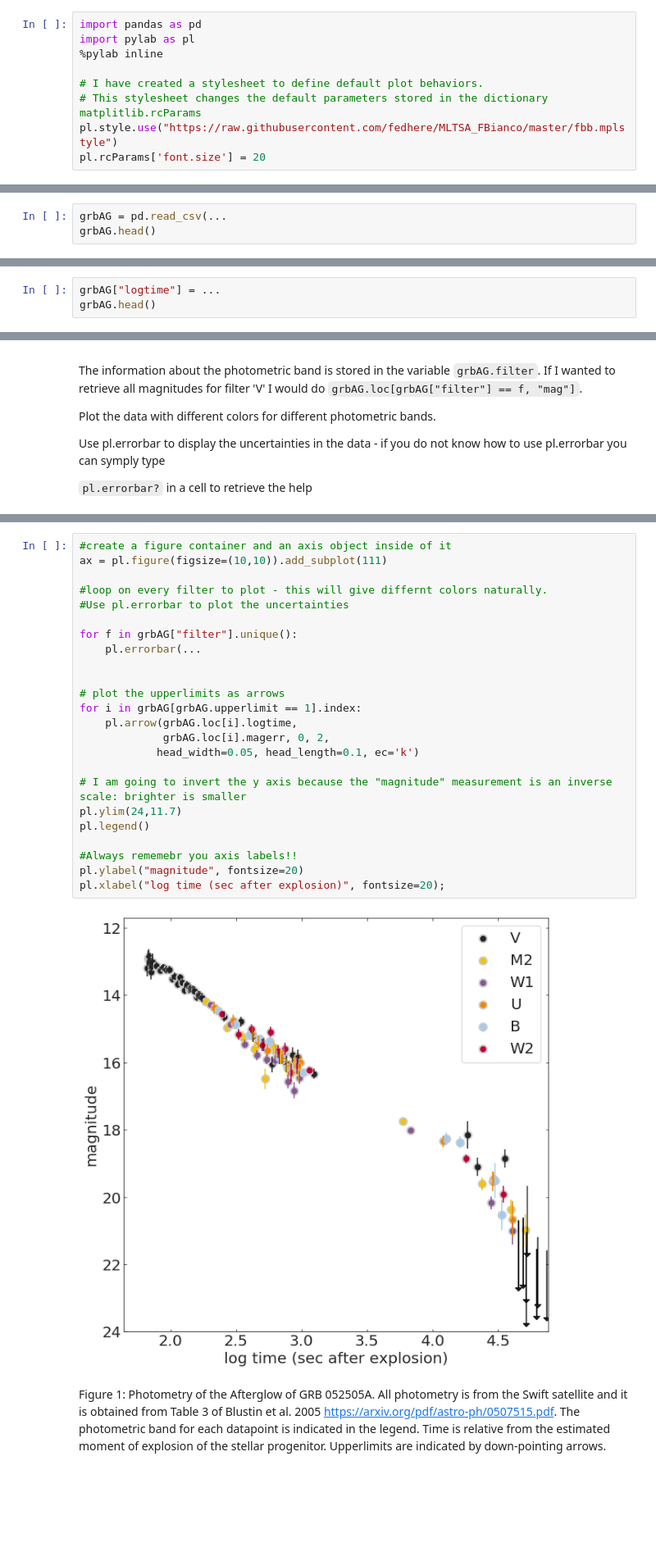
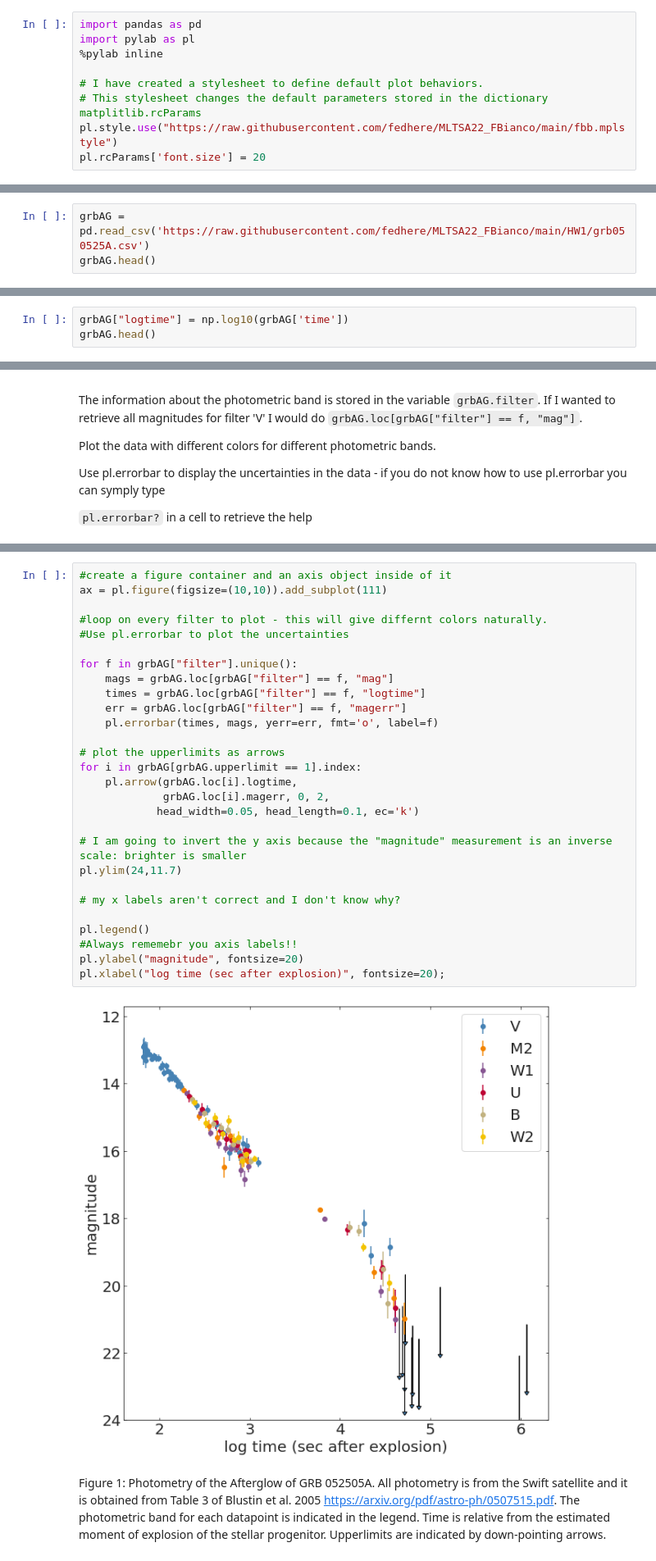
Before and after one commit to lifewinning/MLTSA22_IBurrington, a Jupyter notebook: HW1/FittingLineToGRBAfterglows_instructions.ipynb, the cells around one changed output, grey strips where cells are left out. Shown at 82% size. Saved outputs shown, nothing was run; the diff lists cells and outputs as text; blank space fills up the shorter version.

Commit message:
HW1, visualizations are slightly off though

```diff
--- a/HW1/FittingLineToGRBAfterglows_instructions.ipynb
+++ b/HW1/FittingLineToGRBAfterglows_instructions.ipynb
@@ -26,7 +24,7 @@ import pylab as pl
 
 # I have created a stylesheet to define default plot behaviors.
 # This stylesheet changes the default parameters stored in the dictionary matplitlib.rcParams
-pl.style.use("https://raw.githubusercontent.com/fedhere/MLTSA_FBianco/master/fbb.mplstyle")
+pl.style.use("https://raw.githubusercontent.com/fedhere/MLTSA22_FBianco/main/fbb.mplstyle")
 pl.rcParams['font.size'] = 20
 # %% [output]
 Populating the interactive namespace from numpy and matplotlib
@@ -36,7 +36,7 @@ I am reading the data with Pandas. Pandas has excellent utilities for input-outp
 
 find the link to the *raw* input file on github in the HW1 folder https://github.com/fedhere/MLTSA_FBianco/tree/master/HW1
 # %%
-grbAG = pd.read_csv(...
+grbAG = pd.read_csv('https://raw.githubusercontent.com/fedhere/MLTSA22_FBianco/main/HW1/grb050525A.csv')
 grbAG.head()
 # %% [output]
 |  | filter | time | mag | magerr | upperlimit |
@@ -54,7 +54,7 @@ We will fit a line in log space. The magnitude column I gave you is the logarith
 
 If you have trouble with this look at this gist https://gist.github.com/fedhere/42956d318347def627f6ad750c3eee9a
 # %%
-grbAG["logtime"] = ...
+grbAG["logtime"] = np.log10(grbAG['time'])
 grbAG.head()
 # %% [output]
 |  | filter | time | mag | magerr | upperlimit | logtime |
@@ -79,29 +77,33 @@ pl.errorbar?
 # %%
 #create a figure container and an axis object inside of it
 ax = pl.figure(figsize=(10,10)).add_subplot(111)
 
 #loop on every filter to plot - this will give differnt colors naturally.
 #Use pl.errorbar to plot the uncertainties
 
 for f in grbAG["filter"].unique():
-    pl.errorbar(...
-
+    mags = grbAG.loc[grbAG["filter"] == f, "mag"]
+    times = grbAG.loc[grbAG["filter"] == f, "logtime"]
+    err = grbAG.loc[grbAG["filter"] == f, "magerr"]
+    pl.errorbar(times, mags, yerr=err, fmt='o', label=f)
 
 # plot the upperlimits as arrows
 for i in grbAG[grbAG.upperlimit == 1].index:
     pl.arrow(grbAG.loc[i].logtime,
              grbAG.loc[i].magerr, 0, 2,
             head_width=0.05, head_length=0.1, ec='k')
 
 # I am going to invert the y axis because the "magnitude" measurement is an inverse scale: brighter is smaller
 pl.ylim(24,11.7)
+
+# my x labels aren't correct and I don't know why?
+
 pl.legend()
-
 #Always rememebr you axis labels!!
 pl.ylabel("magnitude", fontsize=20)
 pl.xlabel("log time (sec after explosion)", fontsize=20);
 # %% [output]
-[figure, old version]
+[figure, new version]
 # %% [markdown]
 Figure 1: Photometry of the Afterglow of GRB 052505A. All photometry is from the Swift satellite and it is obtained from Table 3 of Blustin et al. 2005 https://arxiv.org/pdf/astro-ph/0507515.pdf. The photometric band for each datapoint is indicated in the legend. Time is relative from the estimated moment of explosion of the stellar progenitor. Upperlimits are indicated by down-pointing arrows.
 # %% [markdown]
```
Also changed, not shown: parts of 14 cells of this notebook.
